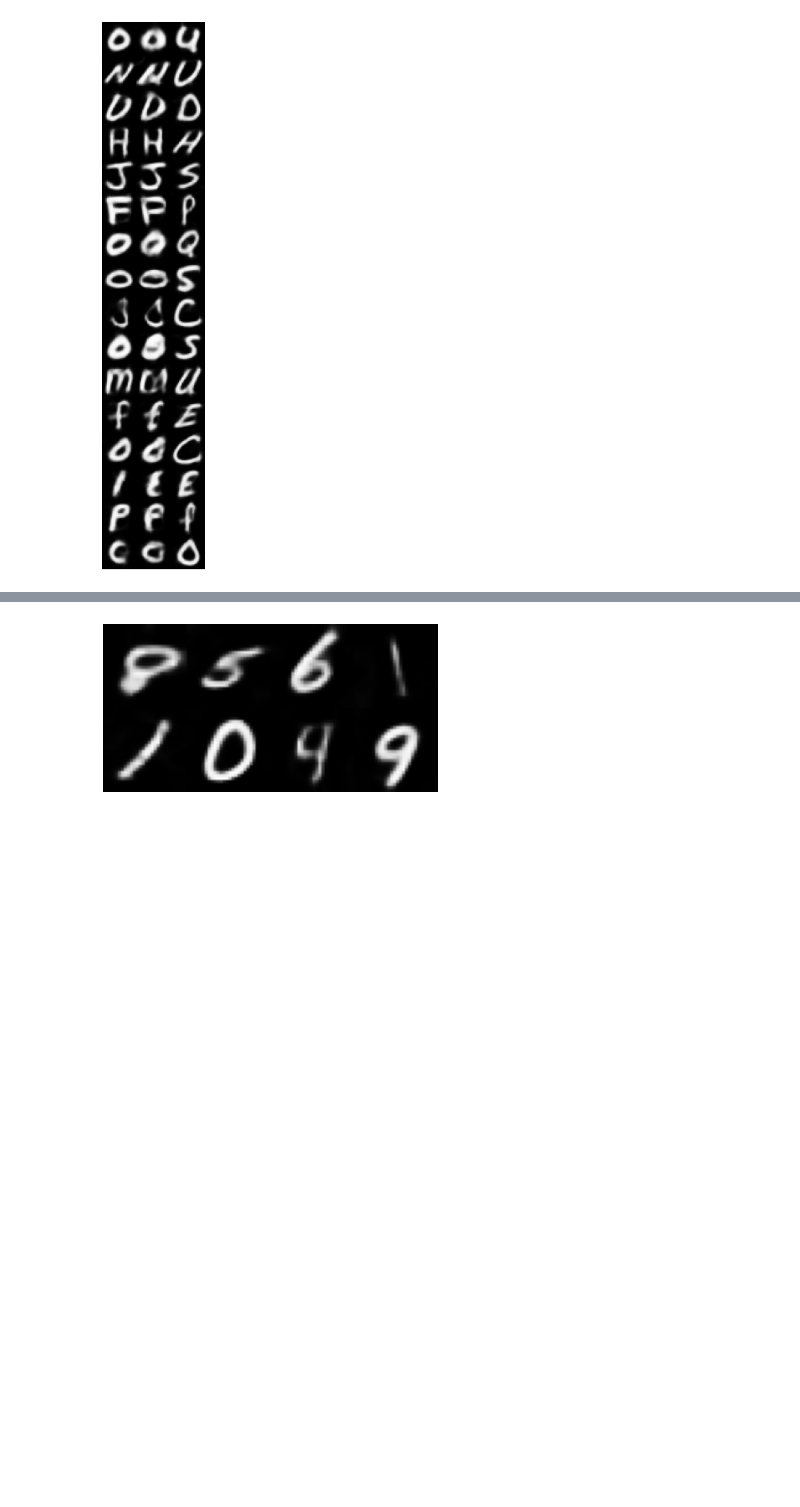
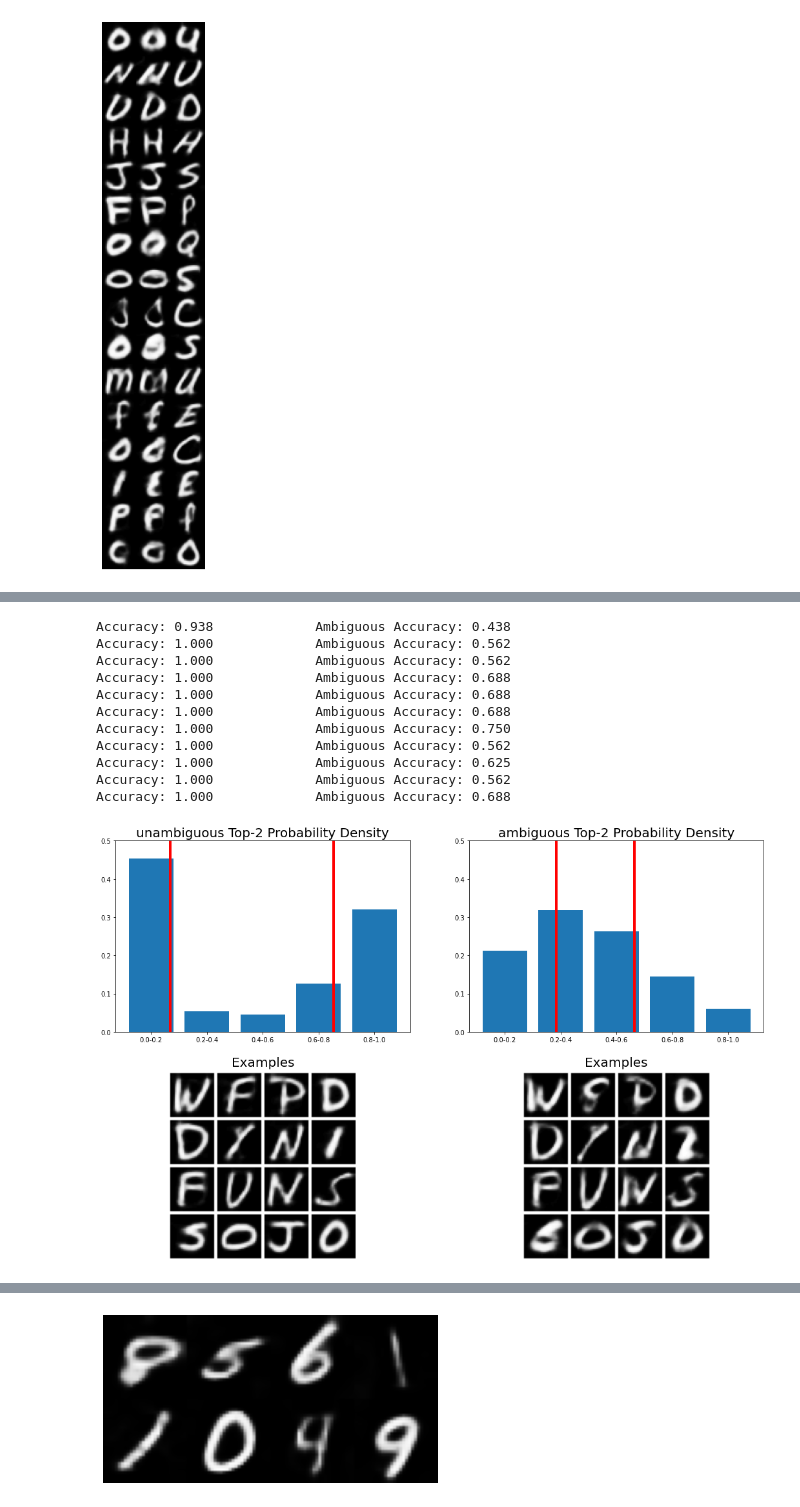
Before and after one commit to ABL-Lab/ambiguous-dataset, a Jupyter notebook: ambiguous/dataset/data_figures.ipynb, the cells around one changed output, grey strips where cells are left out. Saved outputs shown, nothing was run; the diff lists cells and outputs as text; code cells hidden in the pictures; blank space fills up the shorter version.

```diff
--- a/ambiguous/dataset/data_figures.ipynb
+++ b/ambiguous/dataset/data_figures.ipynb
@@ -107,3 +107,9 @@ for i, (images, labels) in enumerate(emnist):
 [figure]
 [figure]
 [figure]
+# %%
+hdim=2048
+ldim=20
+n_cls=26
+vae = ConvolutionalVAE(ldim, n_cls=n_cls,h_dim=hdim, conditional=False,relu=True).cuda(); vae.load_state_dict(torch.load(f'{SCRATCH}/aemnistV4_checkpoints/10/vae_2048_20.pth')); vae.eval()
+readout = Readout(ldim, h=hdim, n_classes=n_cls).cuda(); readout.load_state_dict(torch.load(f'{SCRATCH}/aemnistV4_checkpoints/10/readout_2048_20.pth')); readout.eval()
@@ -110 +135,70 @@ for i, (images, labels) in enumerate(emnist):
+# %%
+from ambiguous.models.readout import loss_readout
+MEAN=0.5608683642727924
+STD=0.07506081538822336
+def normalize(x):
+    return (x - MEAN) / STD
+device ='cuda'
+n_batches = 50
+n_examples=16
+temp=3.
+pred=[]
+pred_amb=[]
+x_unambs=[]
+x_ambs=[]
+for i, ((x_clean0, x_amb, x_clean1), t) in enumerate(emnist):
+    images,labels = normalize(x_clean0).to(device).float(), t[:,0].to(device)
+    amb = normalize(x_amb).to(device).float()
+    _, preds = loss_readout(readout, vae, images, labels)
+    _, pred_ambs = loss_readout(readout,vae, amb, labels)
+    pred.append(preds)
+    pred_amb.append(pred_ambs)
+    x_unambs.append(x_clean0)
+    x_ambs.append(x_amb)
+    if i % 5 == 0:
+        print(f"Accuracy: {preds.argmax(1).eq(labels).sum().item()/labels.size(0):.3f} \
+            Ambiguous Accuracy: {pred_ambs.argmax(1).eq(labels).sum().item()/labels.size(0):.3f}")
+    if i == n_batches:
+        break
+
+pred = torch.cat(pred, dim=0)
+pred_amb = torch.cat(pred_amb, dim=0)
+x_unambs = torch.cat(x_unambs, dim=0)
+x_ambs = torch.cat(x_ambs, dim=0)
+
+fig,ax=plt.subplots(2, 2, figsize=(18, 12))
+for i,preds in enumerate([pred, pred_amb]):
+    preds=torch.softmax(preds/temp,1).cpu().detach()
+    topk=torch.topk(preds,k=2,dim=1)[0]
+    topk_mean = list(topk[:, x].mean() for x in range(topk.size(1)))
+    topk=topk.flatten()
+    h=torch.histc(topk, bins=5)/topk.size(0)
+    ax[0,i].bar(range(h.size(0)), h)
+    ax[0,i].set_ylim(0,0.5)
+    ax[0,i].set_xticks(range(h.size(0)), [f'{i/h.size(0):.1f}-{(i+1)/h.size(0):.1f}' for i in range(h.size(0))])
+    title = "un" if i==0 else ""
+    title += "ambiguous Top-2 Probability Density"
+    ax[0,i].set_title(title, fontsize=20)
+    for k in range(len(topk_mean)):
+        ax[0,i].axvline(topk_mean[k]*(h.size(0)-1), color='r', lw=4)
+    # plot torchvision grid of examples in next row
+    grid = torchvision.utils.make_grid(x_unambs[:n_examples] if i==0 else x_ambs[:n_examples], nrow=4, padding=2, pad_value=1, normalize=True)
+    ax[1,i].imshow(grid.permute(1,2,0).cpu().detach().numpy())
+    ax[1,i].axis('off')
+    ax[1,i].set_title(f"Examples", fontsize=20)
+
+plt.show()
+# %% [output]
+Accuracy: 0.938             Ambiguous Accuracy: 0.438
+Accuracy: 1.000             Ambiguous Accuracy: 0.562
+Accuracy: 1.000             Ambiguous Accuracy: 0.562
+Accuracy: 1.000             Ambiguous Accuracy: 0.688
+Accuracy: 1.000             Ambiguous Accuracy: 0.688
+Accuracy: 1.000             Ambiguous Accuracy: 0.688
+Accuracy: 1.000             Ambiguous Accuracy: 0.750
+Accuracy: 1.000             Ambiguous Accuracy: 0.562
+Accuracy: 1.000             Ambiguous Accuracy: 0.625
+Accuracy: 1.000             Ambiguous Accuracy: 0.562
+Accuracy: 1.000             Ambiguous Accuracy: 0.688
+[figure, added]
 # %%
```
Also changed, not shown: parts of 5 cells of this notebook.
